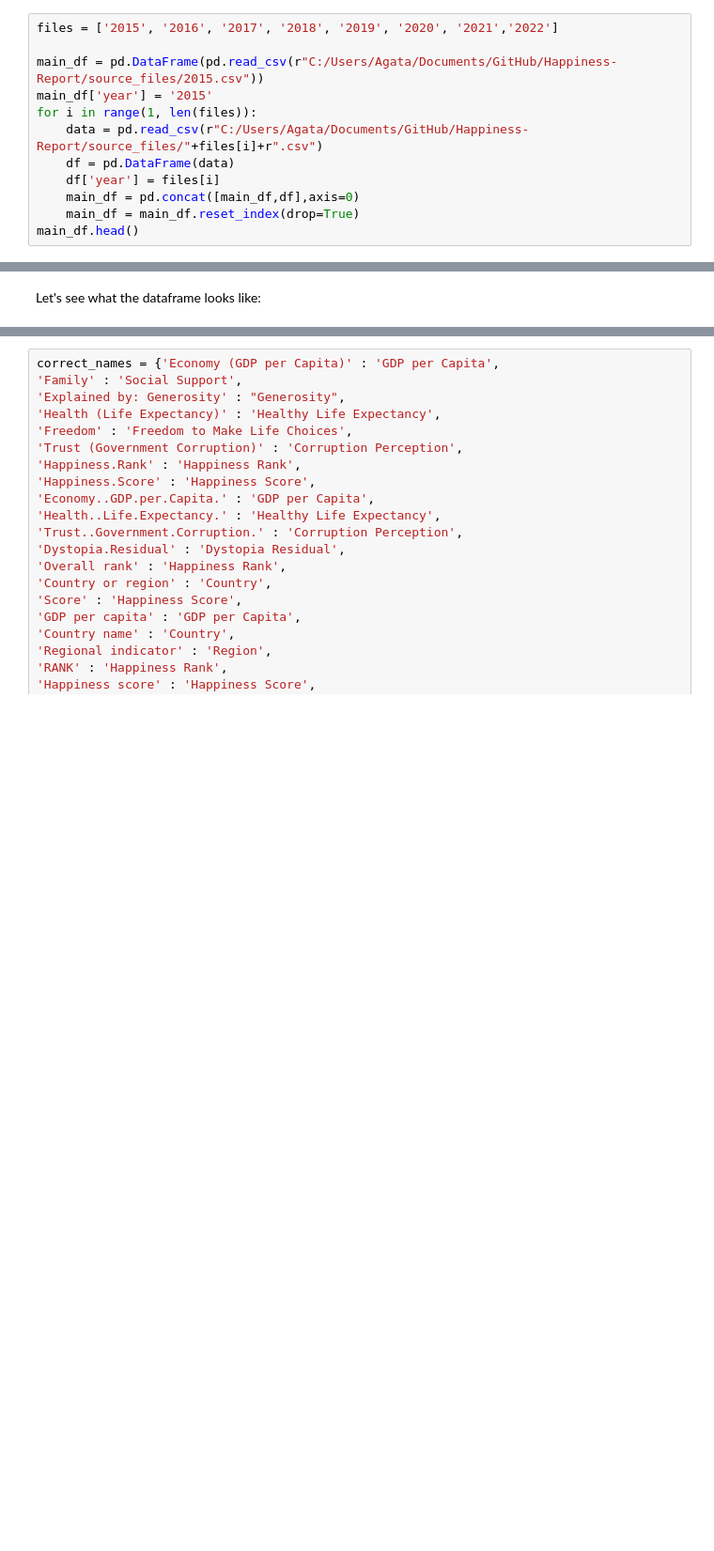
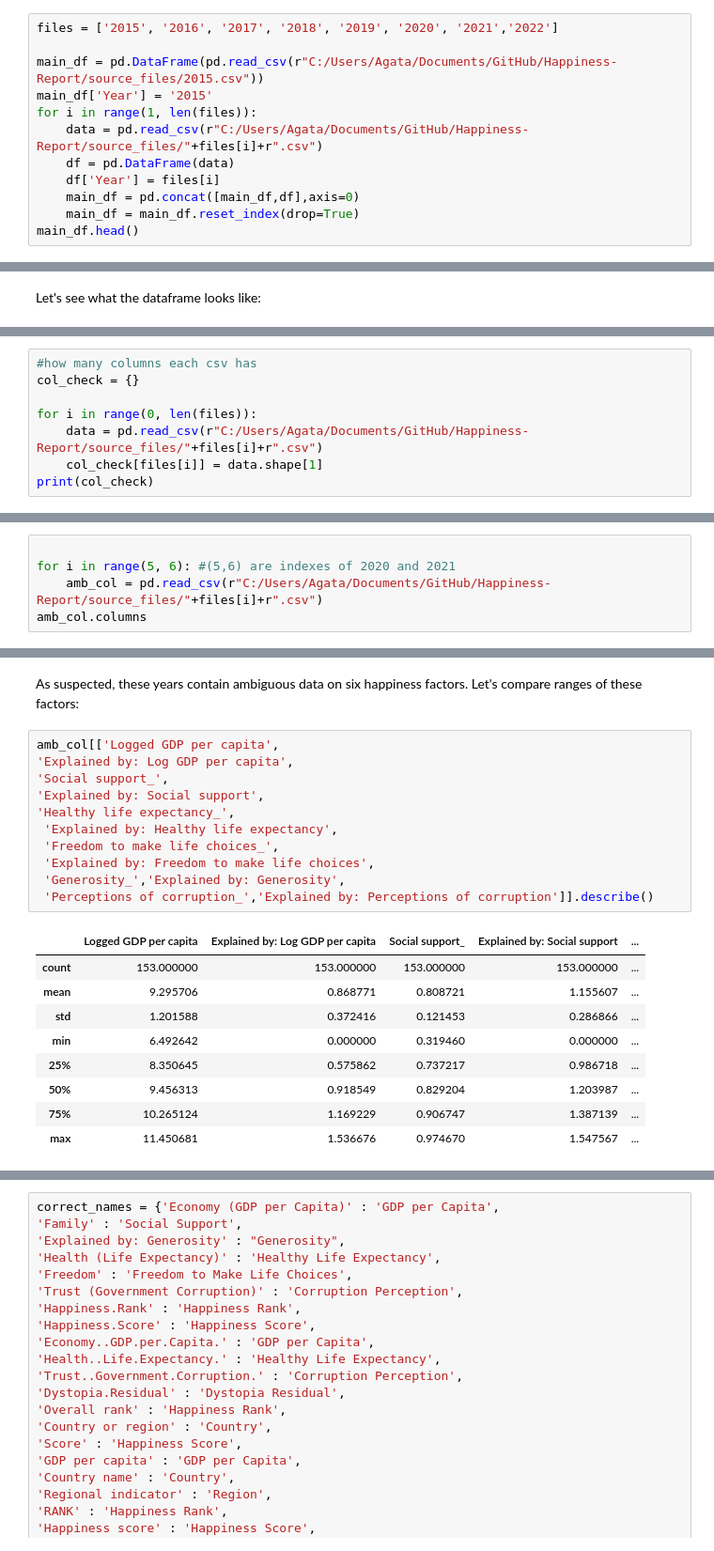
Before and after one commit to ags-de/Happiness-Report, a Jupyter notebook: Data Cleaning.ipynb, the cells around one changed output, grey strips where cells are left out. Shown at 94% size. Drawn from its saved outputs; the diff is of its cells as text; blank space fills up the shorter version.

Commit message:
correct column names
added more details and commentary to equalizing column names

```diff
--- a/Data Cleaning.ipynb
+++ b/Data Cleaning.ipynb
@@ -10,11 +10,11 @@ There are 8 different csv files* regarding each year.
 files = ['2015', '2016', '2017', '2018', '2019', '2020', '2021','2022']
 
 main_df = pd.DataFrame(pd.read_csv(r"C:/Users/Agata/Documents/GitHub/Happiness-Report/source_files/2015.csv"))
-main_df['year'] = '2015'
+main_df['Year'] = '2015'
 for i in range(1, len(files)):
     data = pd.read_csv(r"C:/Users/Agata/Documents/GitHub/Happiness-Report/source_files/"+files[i]+r".csv")
     df = pd.DataFrame(data)
-    df['year'] = files[i]
+    df['Year'] = files[i]
     main_df = pd.concat([main_df,df],axis=0)
     main_df = main_df.reset_index(drop=True)
 main_df.head()
@@ -122,0 +57,8 @@ Index(['Country', 'Country name', 'Country or region',
+# %%
+#how many columns each csv has
+col_check = {}
+
+for i in range(0, len(files)):
+    data = pd.read_csv(r"C:/Users/Agata/Documents/GitHub/Happiness-Report/source_files/"+files[i]+r".csv")
+    col_check[files[i]] = data.shape[1]
+print(col_check)
@@ -129,0 +95,5 @@ There is significant redundancy in the columns.
+# %%
+
+for i in range(5, 6): #(5,6) are indexes of 2020 and 2021
+    amb_col = pd.read_csv(r"C:/Users/Agata/Documents/GitHub/Happiness-Report/source_files/"+files[i]+r".csv")
+amb_col.columns
@@ -129,0 +112,23 @@ There is significant redundancy in the columns.
+# %% [markdown]
+As suspected, these years contain ambiguous data on six happiness factors. Let's compare ranges of these factors:
+# %%
+amb_col[['Logged GDP per capita',
+'Explained by: Log GDP per capita',
+'Social support_',
+'Explained by: Social support',
+'Healthy life expectancy_',
+ 'Explained by: Healthy life expectancy',
+ 'Freedom to make life choices_',
+ 'Explained by: Freedom to make life choices',
+ 'Generosity_','Explained by: Generosity',
+ 'Perceptions of corruption_','Explained by: Perceptions of corruption']].describe()
+# %% [output]
+|  | Logged GDP per capita | Explained by: Log GDP per capita | Social support_ | Explained by: Social support | ... |
+| count | 153.000000 | 153.000000 | 153.000000 | 153.000000 | ... |
+| mean | 9.295706 | 0.868771 | 0.808721 | 1.155607 | ... |
+| std | 1.201588 | 0.372416 | 0.121453 | 0.286866 | ... |
+| min | 6.492642 | 0.000000 | 0.319460 | 0.000000 | ... |
+| 25% | 8.350645 | 0.575862 | 0.737217 | 0.986718 | ... |
+| 50% | 9.456313 | 0.918549 | 0.829204 | 1.203987 | ... |
+| 75% | 10.265124 | 1.169229 | 0.906747 | 1.387139 | ... |
+| max | 11.450681 | 1.536676 | 0.974670 | 1.547567 | ... |
```
Also changed, not shown: parts of 19 cells of this notebook.
